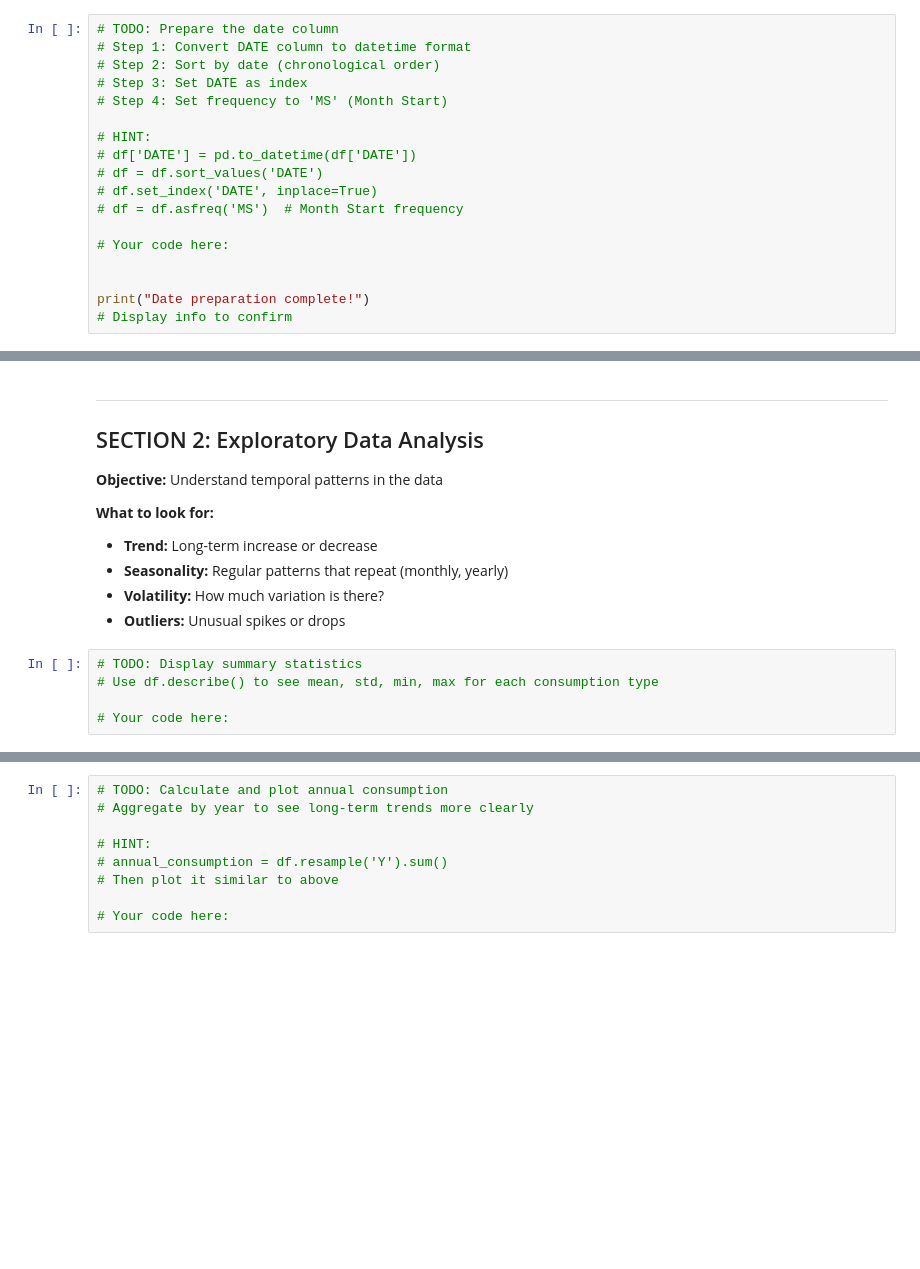
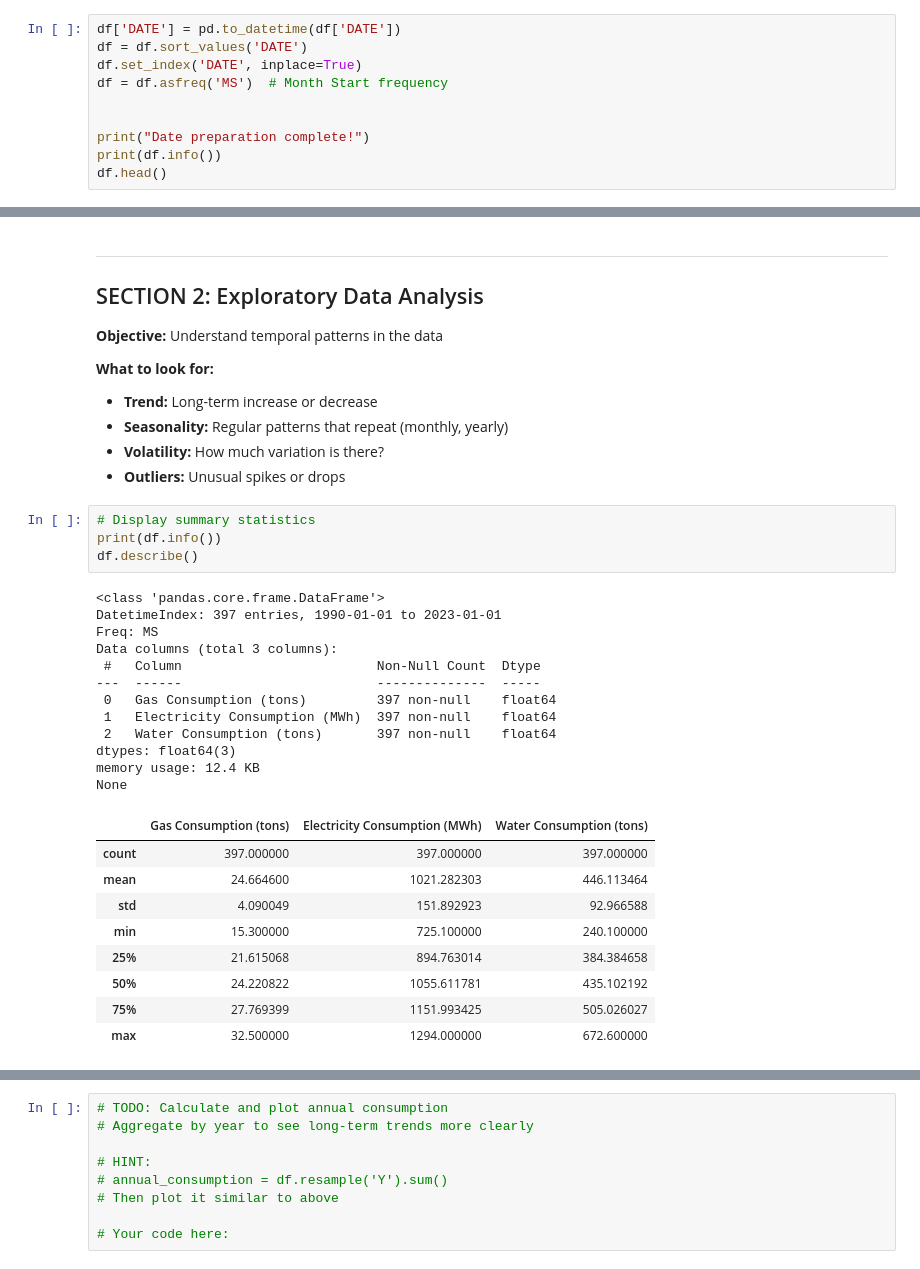
Before and after one commit to pufferfish3e/unsupervised-learning, a Jupyter notebook: CA2_PartB_Student_Template_1.ipynb, the cells around one changed output, grey strips where cells are left out. Saved outputs shown, nothing was run; the diff lists cells and outputs as text; blank space fills up the shorter version.

```diff
--- a/CA2_PartB_Student_Template_1.ipynb
+++ b/CA2_PartB_Student_Template_1.ipynb
@@ -121,18 +178,10 @@ Dataset overview:
 # %%
-# TODO: Prepare the date column
-# Step 1: Convert DATE column to datetime format
-# Step 2: Sort by date (chronological order)
-# Step 3: Set DATE as index
-# Step 4: Set frequency to 'MS' (Month Start)
-
-# HINT:
-# df['DATE'] = pd.to_datetime(df['DATE'])
-# df = df.sort_values('DATE')
-# df.set_index('DATE', inplace=True)
-# df = df.asfreq('MS')  # Month Start frequency
-
-# Your code here:
+df['DATE'] = pd.to_datetime(df['DATE'])
+df = df.sort_values('DATE')
+df.set_index('DATE', inplace=True)
+df = df.asfreq('MS')  # Month Start frequency
 
 
 print("Date preparation complete!")
-# Display info to confirm
+print(df.info())
+df.head()
@@ -162,6 +241,27 @@ print("Date preparation complete!")
-# %%
-# TODO: Display summary statistics
-# Use df.describe() to see mean, std, min, max for each consumption type
-
-# Your code here:
+# %%
+# Display summary statistics
+print(df.info())
+df.describe()
+# %% [output]
+<class 'pandas.core.frame.DataFrame'>
+DatetimeIndex: 397 entries, 1990-01-01 to 2023-01-01
+Freq: MS
+Data columns (total 3 columns):
+ #   Column                         Non-Null Count  Dtype
+---  ------                         --------------  -----
+ 0   Gas Consumption (tons)         397 non-null    float64
+ 1   Electricity Consumption (MWh)  397 non-null    float64
+ 2   Water Consumption (tons)       397 non-null    float64
+dtypes: float64(3)
+memory usage: 12.4 KB
+None
+|  | Gas Consumption (tons) | Electricity Consumption (MWh) | Water Consumption (tons) |
+| count | 397.000000 | 397.000000 | 397.000000 |
+| mean | 24.664600 | 1021.282303 | 446.113464 |
+| std | 4.090049 | 151.892923 | 92.966588 |
+| min | 15.300000 | 725.100000 | 240.100000 |
+| 25% | 21.615068 | 894.763014 | 384.384658 |
+| 50% | 24.220822 | 1055.611781 | 435.102192 |
+| 75% | 27.769399 | 1151.993425 | 505.026027 |
+| max | 32.500000 | 1294.000000 | 672.600000 |
 # %%
```
Also changed, not shown: parts of 11 cells of this notebook, 1 other file.
